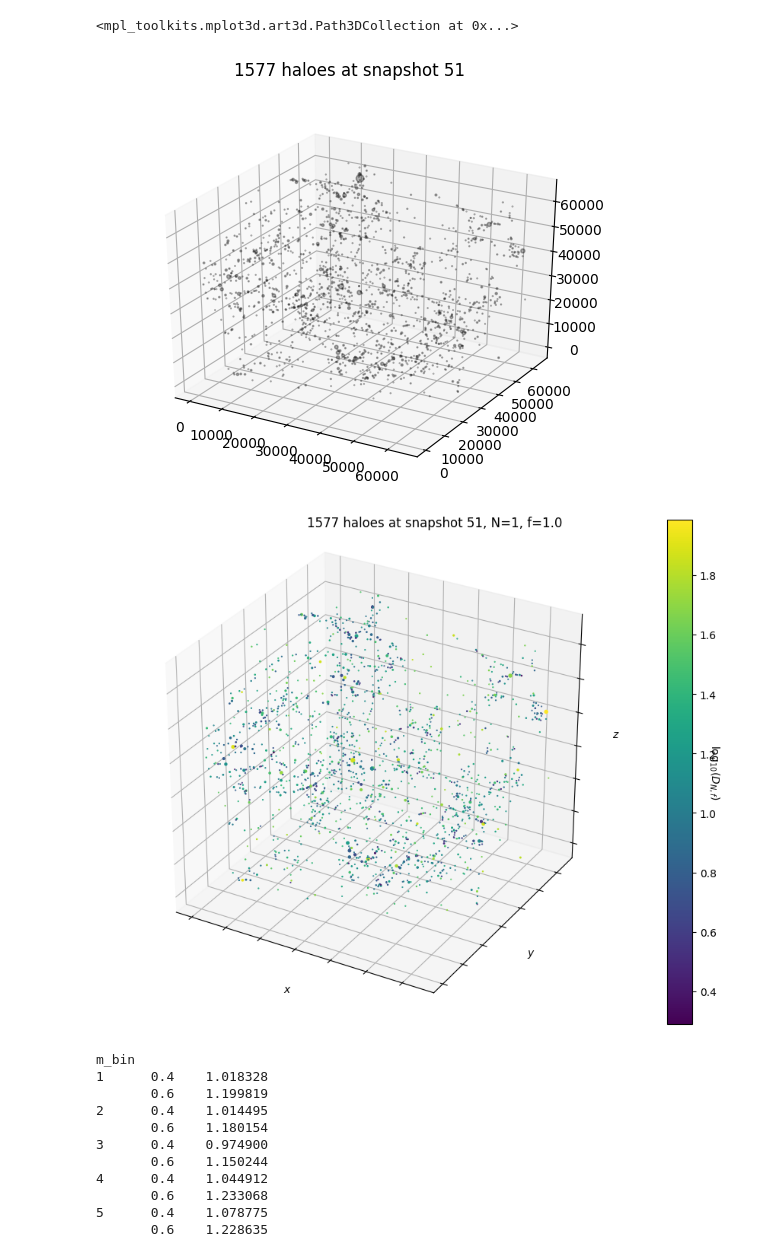
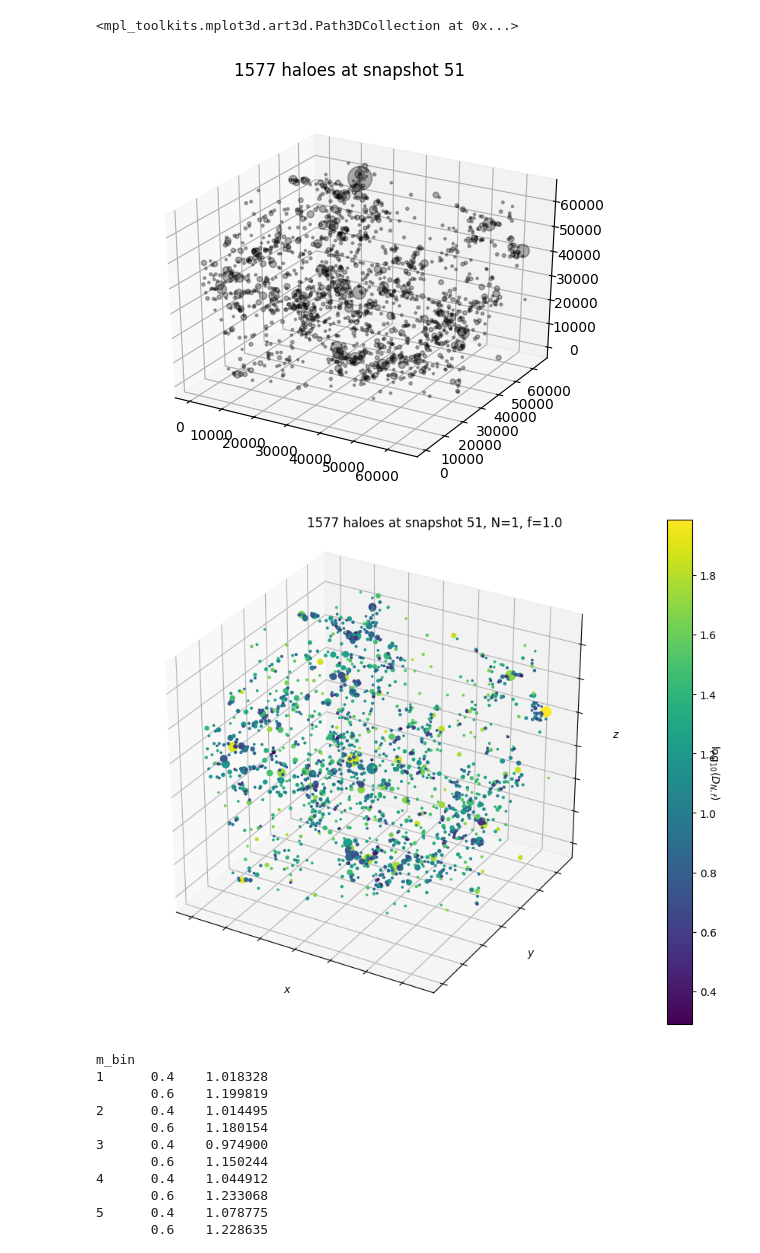
Before and after one commit to oleskiewicz/hbtp, a Jupyter notebook: environment.ipynb, the cells around one changed output. Drawn from its saved outputs; the diff is of its cells as text; code cells hidden in the pictures.

```diff
--- a/environment.ipynb
+++ b/environment.ipynb
@@ -25,15 +25,15 @@ bin = 5
 # %%
 fig, ax = plt.subplots(1, subplot_kw={'projection': '3d'})
 fig.suptitle("%d haloes at snapshot %d" % (len(haloes), snap))
 
 ax.scatter(
     *haloes['CenterComoving'].T,
-    s=30*(haloes['M200Crit'] / haloes['M200Crit'].max()),
+    s=300*(haloes['M200Crit'] / haloes['M200Crit'].max()),
     c='k', alpha=0.3
 )
 # %% [output]
 <mpl_toolkits.mplot3d.art3d.Path3DCollection at 0x...>
-[figure, old version]
+[figure, new version]
 # %%
 def nearest_neighbour(halo, f=1.0, N=0):
     """N-th neighbour more massive then f*M (M of halo h).
@@ -122,13 +122,13 @@ dnf = np.log10([nearest_neighbour(halo) for halo in tqdm(haloes)])
 # %%
 fig, ax = plot3d(
     *haloes['CenterComoving'].T,
-    ss=30*(haloes['M200Crit'] / haloes['M200Crit'].max()),
+    ss=300*(haloes['M200Crit'] / haloes['M200Crit'].max()),
     cs=dnf,
 )
 
 # fig.savefig("./3d.pdf")
 # %% [output]
-[figure, old version]
+[figure, new version]
 # %%
 d = pd.DataFrame({
     'm': np.log10(1e10*haloes['M200Crit']),
```
